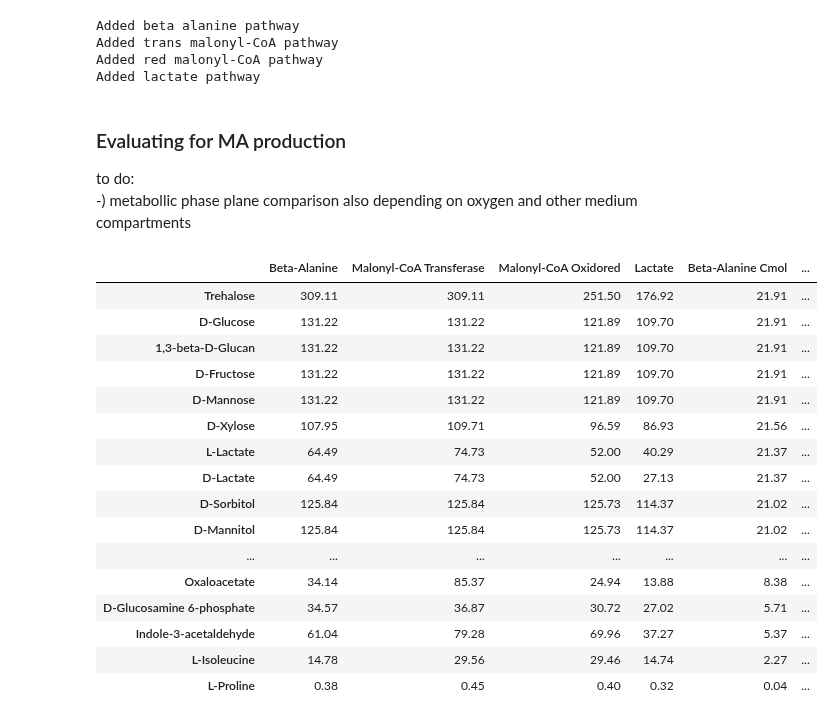
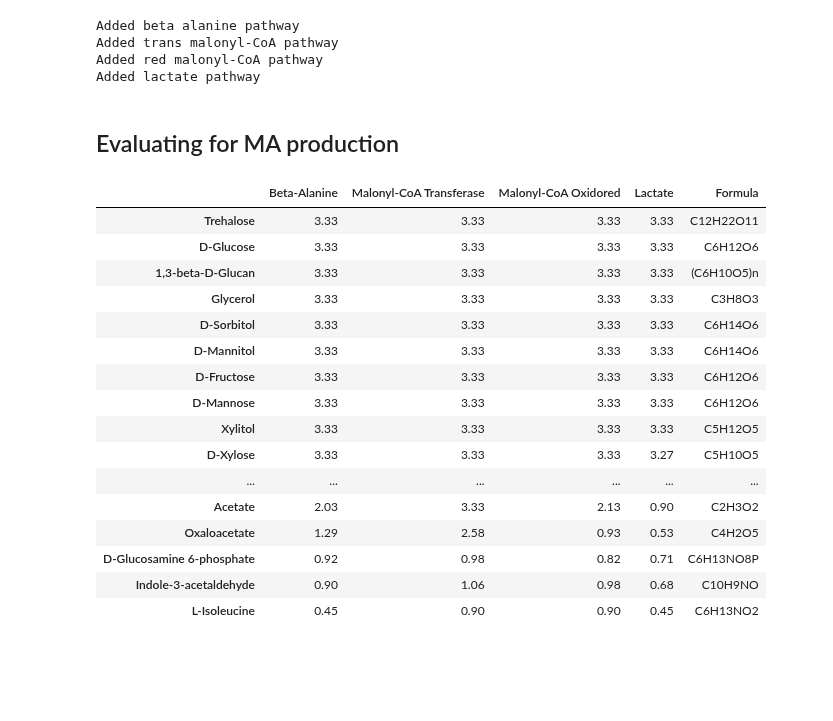
Before and after one commit to 27410/group-assignment-2021-group-8-malonic-acid-in-k-phaffii, a Jupyter notebook: scripts/Substrate_alternatives.ipynb, the cells around one changed output. Drawn from its saved outputs; the diff is of its cells as text; code cells hidden in the pictures; blank space fills up the shorter version.

```diff
--- a/scripts/Substrate_alternatives.ipynb
+++ b/scripts/Substrate_alternatives.ipynb
@@ -8,6 +8,6 @@ This script is still in work and is quite chaotic to read, sorry! Im still think
 from cobra.io import read_sbml_model
 from cobra import Reaction, Metabolite
 import pandas as pd
-model = read_sbml_model('iMT1026-v3.xml')
+model = read_sbml_model('../src/models/gen/iMT1026-v3.1.xml')
 %run -i create_pathway.ipynb
 # flux unit is mmol / [gDW h]
@@ -49,9 +31,7 @@ Added trans malonyl-CoA pathway
 Added red malonyl-CoA pathway
 Added lactate pathway
 # %% [markdown]
-### Evaluating for MA production
-to do:
--) metabollic phase plane comparison also depending on oxygen and other medium compartments
+## Evaluating for MA production
 # %%
 # Determining the implemented exchange reactions in the model
 exchange_reactions =[]
@@ -136,25 +109,25 @@ substrate_table['Formula'] = pd.Series(poss_subs_formula)
 # %%
 # Sorting the data frame and retrieving the table
 #by=['Formula','Beta-Alanine', 'Beta-Alanine Cmol', 'Malonyl-CoA', 'Malonyl-CoA Cmol', 'Lactate', 'Lactate Cmol'],
-substrate_table.sort_values(by=['Beta-Alanine Cmol','Lactate Cmol'],ascending=False,inplace=True)
+substrate_table.sort_values(by=['Beta-Alanine','Lactate'],ascending=False,inplace=True)
 substrate_table
 # %% [output]
-|  | Beta-Alanine | Malonyl-CoA Transferase | Malonyl-CoA Oxidored | Lactate | Beta-Alanine Cmol | ... |
-| Trehalose | 309.11 | 309.11 | 251.50 | 176.92 | 21.91 | ... |
-| D-Glucose | 131.22 | 131.22 | 121.89 | 109.70 | 21.91 | ... |
-| 1,3-beta-D-Glucan | 131.22 | 131.22 | 121.89 | 109.70 | 21.91 | ... |
-| D-Fructose | 131.22 | 131.22 | 121.89 | 109.70 | 21.91 | ... |
-| D-Mannose | 131.22 | 131.22 | 121.89 | 109.70 | 21.91 | ... |
-| D-Xylose | 107.95 | 109.71 | 96.59 | 86.93 | 21.56 | ... |
-| L-Lactate | 64.49 | 74.73 | 52.00 | 40.29 | 21.37 | ... |
-| D-Lactate | 64.49 | 74.73 | 52.00 | 27.13 | 21.37 | ... |
-| D-Sorbitol | 125.84 | 125.84 | 125.73 | 114.37 | 21.02 | ... |
-| D-Mannitol | 125.84 | 125.84 | 125.73 | 114.37 | 21.02 | ... |
-| ... | ... | ... | ... | ... | ... | ... |
-| Oxaloacetate | 34.14 | 85.37 | 24.94 | 13.88 | 8.38 | ... |
-| D-Glucosamine 6-phosphate | 34.57 | 36.87 | 30.72 | 27.02 | 5.71 | ... |
-| Indole-3-acetaldehyde | 61.04 | 79.28 | 69.96 | 37.27 | 5.37 | ... |
-| L-Isoleucine | 14.78 | 29.56 | 29.46 | 14.74 | 2.27 | ... |
-| L-Proline | 0.38 | 0.45 | 0.40 | 0.32 | 0.04 | ... |
+|  | Beta-Alanine | Malonyl-CoA Transferase | Malonyl-CoA Oxidored | Lactate | Formula |
+| Trehalose | 3.33 | 3.33 | 3.33 | 3.33 | C12H22O11 |
+| D-Glucose | 3.33 | 3.33 | 3.33 | 3.33 | C6H12O6 |
+| 1,3-beta-D-Glucan | 3.33 | 3.33 | 3.33 | 3.33 | (C6H10O5)n |
+| Glycerol | 3.33 | 3.33 | 3.33 | 3.33 | C3H8O3 |
+| D-Sorbitol | 3.33 | 3.33 | 3.33 | 3.33 | C6H14O6 |
+| D-Mannitol | 3.33 | 3.33 | 3.33 | 3.33 | C6H14O6 |
+| D-Fructose | 3.33 | 3.33 | 3.33 | 3.33 | C6H12O6 |
+| D-Mannose | 3.33 | 3.33 | 3.33 | 3.33 | C6H12O6 |
+| Xylitol | 3.33 | 3.33 | 3.33 | 3.33 | C5H12O5 |
+| D-Xylose | 3.33 | 3.33 | 3.33 | 3.27 | C5H10O5 |
+| ... | ... | ... | ... | ... | ... |
+| Acetate | 2.03 | 3.33 | 2.13 | 0.90 | C2H3O2 |
+| Oxaloacetate | 1.29 | 2.58 | 0.93 | 0.53 | C4H2O5 |
+| D-Glucosamine 6-phosphate | 0.92 | 0.98 | 0.82 | 0.71 | C6H13NO8P |
+| Indole-3-acetaldehyde | 0.90 | 1.06 | 0.98 | 0.68 | C10H9NO |
+| L-Isoleucine | 0.45 | 0.90 | 0.90 | 0.45 | C6H13NO2 |
 # %%
 arguments = list(substrate_table.columns)
```
Also changed, not shown: parts of 13 cells of this notebook, 1 other file.
